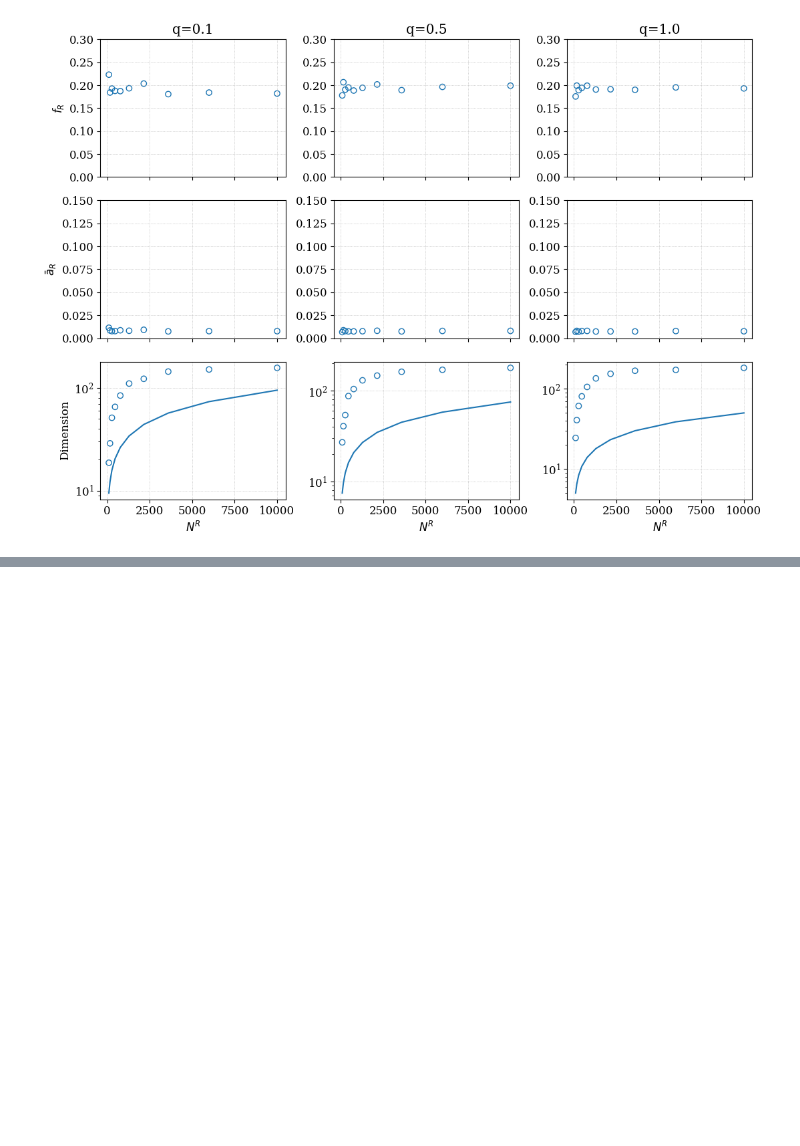
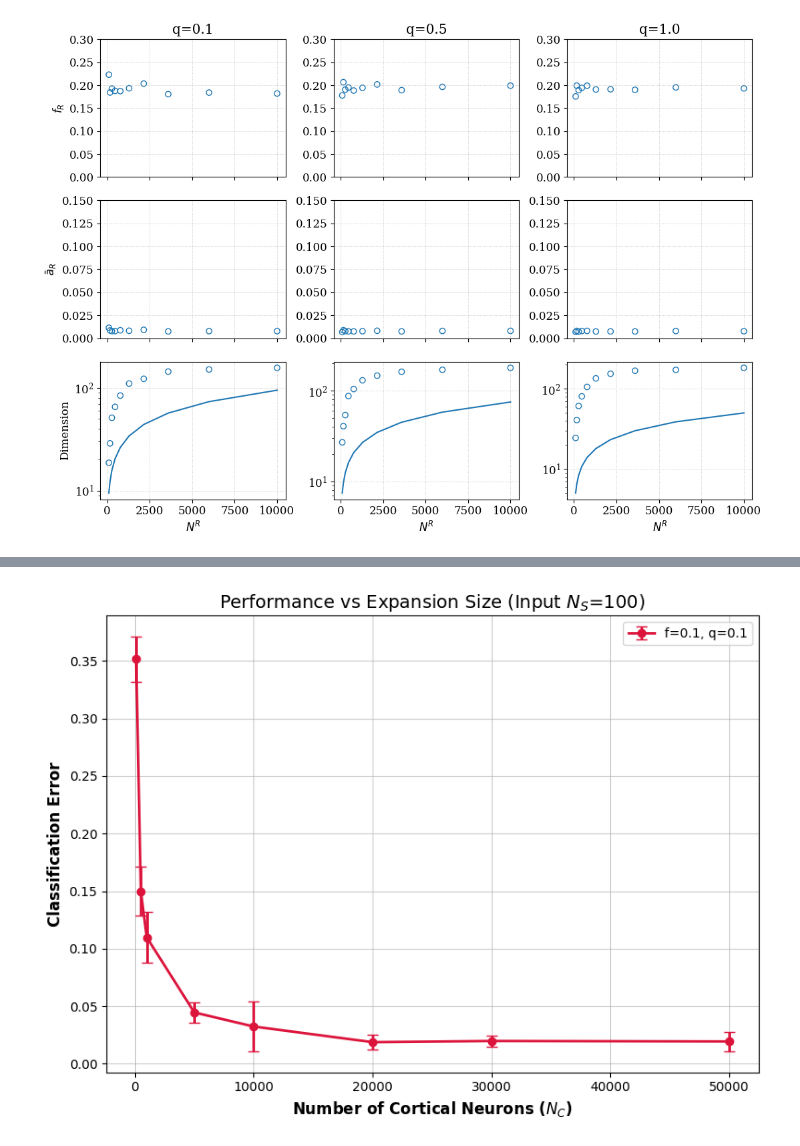
Before and after one commit to LetiziaC14/Neuroscience_Network_Models, a Jupyter notebook: FF_classification.ipynb, the cells around one changed output, grey strips where cells are left out. Drawn from its saved outputs; the diff is of its cells as text; code cells hidden in the pictures; blank space fills up the shorter version.

```diff
--- a/FF_classification.ipynb
+++ b/FF_classification.ipynb
@@ -4805,0 +4808,82 @@ plt.show()
+# %%
+from data_generation2 import generate_central_patterns
+from generate_var import generate_variations
+
+# Fixed Parameters
+P = 100
+N_S = 100
+f = 0.1
+q = 0.1
+deltaS_learn = 0.1
+deltaS_test = 0.2
+eta = 0.001
+
+# J Generation Params
+beta = 10.0
+c = 2.0
+mJ = beta / np.sqrt(N_S)
+sigma = c / np.sqrt(N_S)
+
+# Variable Parameter: Cortical Size
+N_C_values = [100, 500, 1000, 5000, 10000, 20000, 30000, 50000]
+
+n_runs = 10
+
+mean_errors = []
+std_errors = []
+
+print(f"Starting Simulation: Fixed f={f}, Fixed q={q}")
+
+for N_C in N_C_values:
+    print(f"\n--- Testing Cortical Size N_C = {N_C} ---")
+
+    run_errors = []
+
+    for r in range(n_runs):
+        # 1. Generate Data
+        labels = np.random.choice([-1, 1], size=P)
+        central_patterns = generate_central_patterns(P, N_S)
+
+        # 2. Generate Sparse J Matrix
+        Q = (np.random.rand(N_C, N_S) < q).astype(float)
+        J_dense = np.random.normal(mJ, sigma, size=(N_C, N_S))
+        J = J_dense * Q
+
+        # 3. Train (Ignore the second return value)
+        W, _ = train_perceptron_with_early_stopping(
+            central_patterns, labels, J, f,
+            deltaS_learn=deltaS_learn, eta=eta
+        )
+
+        # 4. Recalculate Threshold T explicitly (as requested)
+        noisy_train, _, _ = generate_variations(
+            central_patterns, labels, V=10, flip_prob=deltaS_learn / 2
+        )
+        T = compute_global_threshold(central_patterns, noisy_train, J, f)
+
+        # 5. Test using the passed T
+        err = test_on_noisy_patterns(W, central_patterns, labels, J, T, f, deltaS_test=deltaS_test)
+        run_errors.append(err)
+
+    mean_errors.append(np.mean(run_errors))
+    std_errors.append(np.std(run_errors))
+    print(f"   -> Avg Error: {mean_errors[-1]:.4f}")
+
+# ==========================================
+# 4. PLOTTING
+# ==========================================
+
+plt.figure(figsize=(8, 6))
+plt.errorbar(
+    N_C_values, mean_errors, yerr=std_errors,
+    marker='o', lw=2, capsize=4, color='crimson', label=f'f={f}, q={q}'
+)
+
+plt.xlabel("Number of Cortical Neurons ($N_C$)", fontsize=12, fontweight='bold')
+plt.ylabel("Classification Error", fontsize=12, fontweight='bold')
+plt.title(f"Performance vs Expansion Size (Input $N_S$={N_S})", fontsize=14)
+plt.grid(True, which="both", ls="-", alpha=0.6)
+plt.legend()
+plt.tight_layout()
+plt.show()
+# %% [output]
@@ -4805,0 +4907 @@ plt.show()
+[figure, added]
```
Also changed, not shown: parts of 5 cells of this notebook, 2 other files.
